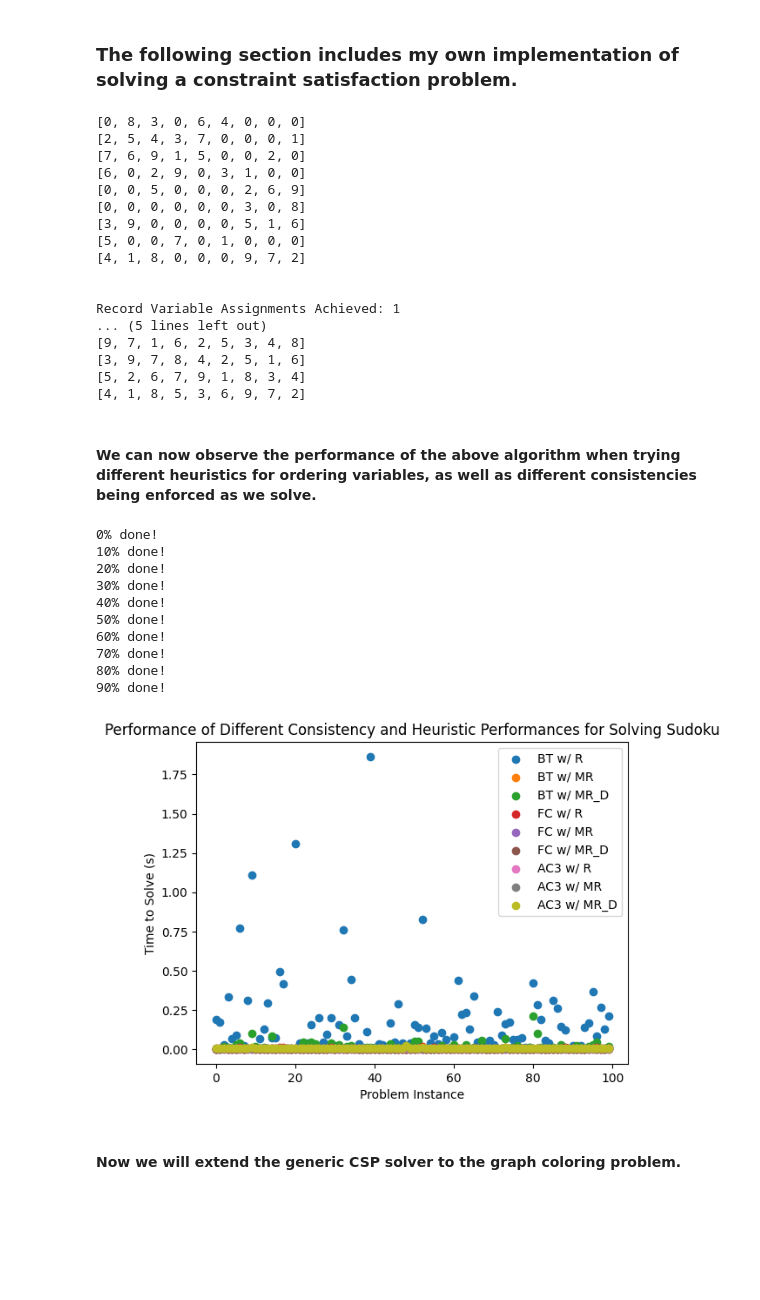
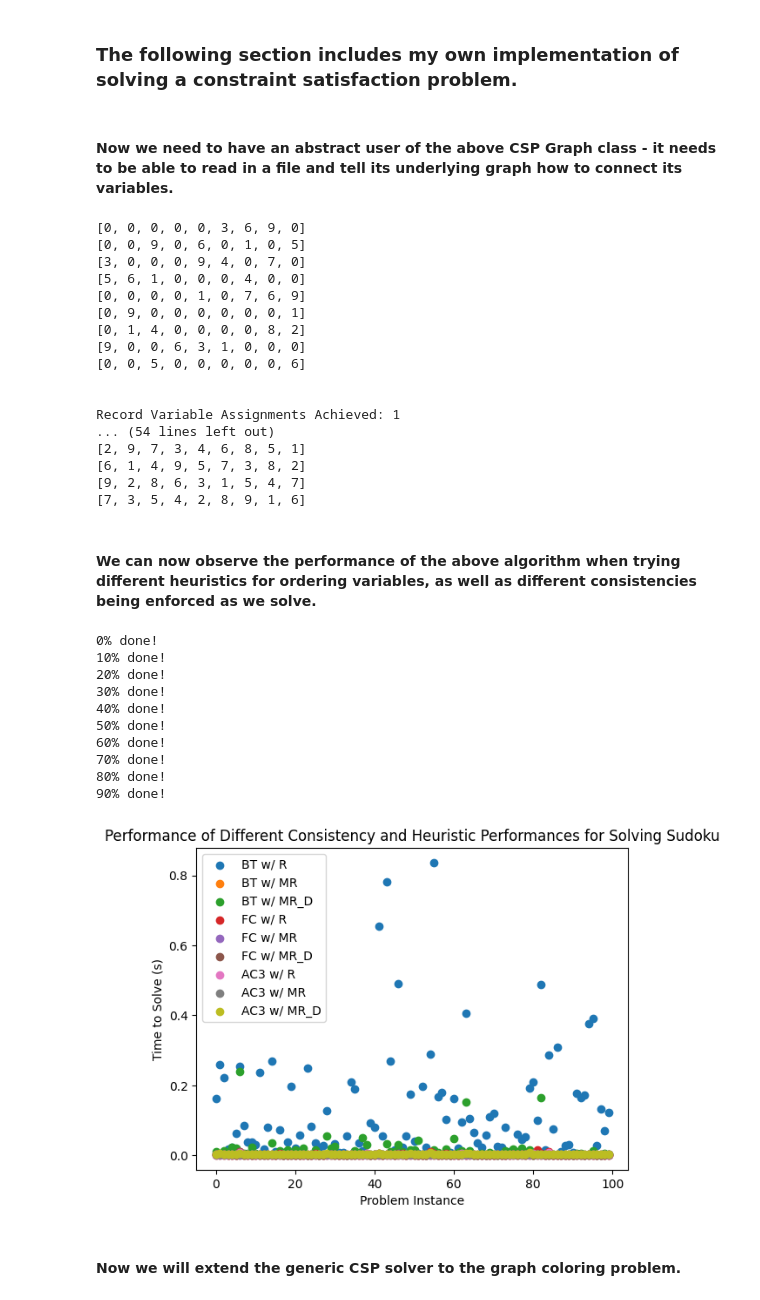
Before and after one commit to Pirate-Hunter-Zoro/Artificial-Intelligence, a Jupyter notebook: Constraint Satisfaction/csp.ipynb, the cells around one changed output. Drawn from its saved outputs; the diff is of its cells as text; code cells hidden in the pictures; blank space fills up the shorter version.

```diff
--- a/Constraint Satisfaction/csp.ipynb
+++ b/Constraint Satisfaction/csp.ipynb
@@ -258,16 +258,16 @@ class CSPGraph:
         if option in self.__available_values[id]:
             self.__available_values[id].remove(option)
 
-    def solve_graph(self, print_results: bool = False):
+    def solve_graph(self, display_results: bool = False):
         """
         Start assigning variable different values until the CSP is solved
         """
         # Perform an initial sort on our variables, and then make the recursive call
         self.__variables.sort(key=self.__sort_criterion)
         self.__record_assignments = 0
-        self.__recursive_assignment(print_results=print_results)
+        self.__recursive_assignment(display_results=display_results)
 
-    def __recursive_assignment(self, print_results:bool = False) -> bool:
+    def __recursive_assignment(self, display_results:bool = False) -> bool:
         """
         Recursive helper method to assign all variables values while maintaining our desired consistency
         """
@@ -288,14 +288,14 @@ class CSPGraph:
             removed = {}
             if self.__update_available(id=next_id, removed=removed):
                 if len(self.__assigned_values) > self.__record_assignments:
-                    if print_results:
+                    if display_results:
                         print(f"Record Variable Assignments Achieved: {len(self.__assigned_values)}")
                     self.__record_assignments = len(self.__assigned_values)
                 # Our consistency checking has not stopped us yet
                 # Resort our variables because they may have had their available options decreased in number
                 self.__variables.sort(key=self.__sort_criterion)
                 # Now we're ready for a recursive call
-                if len(self.__assigned_values) == len(self.__connections) or self.__recursive_assignment():
+                if len(self.__assigned_values) == len(self.__connections) or self.__recursive_assignment(display_results=display_results):
                     # Complete assignment was achieved!
                     return True
 
@@ -392,6 +392,31 @@ class CSPGraph:
         Retrieve the assignment for the variable with the given id
         """
         return int(self.__assigned_values[id]) if self.__assigned_values[id] != None else self.__assigned_values[id]
+# %% [markdown]
+#### Now we need to have an abstract user of the above CSP Graph class - it needs to be able to read in a file and tell its underlying graph how to connect its variables.
+# %%
+from abc import ABC, abstractmethod
+
+class CSPSolver(ABC):
+    """
+    Generic solver for any discrete constraint satisfaction problem
+    """
+
+    def __init__(self, consistency: Consistency, heuristic: CSPHeuristic):
+        """
+        All solvers need to know which k-consistency they enforce while solving, as well as the heuristic they use for choosing which variable to assign next.
+        The constructor is where the solver will set up its underlying graph
+        """
+        self._consistency = consistency
+        self._heuristic = heuristic
+        self._graph = None
+
+    @abstractmethod
+    def solve(self, display_results: bool = True):
+        """
+        Have the underlying graph solve for its variables and display them in a meaningful fashion relevant to the particular solver
+        """
+        self._graph.solve_graph(display_results=display_results)
 # %%
 import json
 from math import sqrt
@@ -497,27 +524,27 @@ class SudokuSolver:
         return remove
 # %%
 # As an example, let's look at our solver in action.
-write_board(cell_length=3, num_missing=40, output_file="sudoku.json")
+write_board(cell_length=3, num_missing=50, output_file="sudoku.json")
 sudoku_solver = SudokuSolver(puzzle_file="sudoku.json",consistency=Consistency.AC3, heuristic=CSPHeuristic.MR_D)
 sudoku_solver.solve()
 # %% [output]
-[0, 8, 3, 0, 6, 4, 0, 0, 0]
-[2, 5, 4, 3, 7, 0, 0, 0, 1]
-[7, 6, 9, 1, 5, 0, 0, 2, 0]
-[6, 0, 2, 9, 0, 3, 1, 0, 0]
-[0, 0, 5, 0, 0, 0, 2, 6, 9]
-[0, 0, 0, 0, 0, 0, 3, 0, 8]
-[3, 9, 0, 0, 0, 0, 5, 1, 6]
-[5, 0, 0, 7, 0, 1, 0, 0, 0]
-[4, 1, 8, 0, 0, 0, 9, 7, 2]
+[0, 0, 0, 0, 0, 3, 6, 9, 0]
+[0, 0, 9, 0, 6, 0, 1, 0, 5]
+[3, 0, 0, 0, 9, 4, 0, 7, 0]
+[5, 6, 1, 0, 0, 0, 4, 0, 0]
+[0, 0, 0, 0, 1, 0, 7, 6, 9]
+[0, 9, 0, 0, 0, 0, 0, 0, 1]
+[0, 1, 4, 0, 0, 0, 0, 8, 2]
+[9, 0, 0, 6, 3, 1, 0, 0, 0]
+[0, 0, 5, 0, 0, 0, 0, 0, 6]
 
 
 Record Variable Assignments Achieved: 1
-... (5 lines left out)
-[9, 7, 1, 6, 2, 5, 3, 4, 8]
-[3, 9, 7, 8, 4, 2, 5, 1, 6]
-[5, 2, 6, 7, 9, 1, 8, 3, 4]
-[4, 1, 8, 5, 3, 6, 9, 7, 2]
+... (54 lines left out)
+[2, 9, 7, 3, 4, 6, 8, 5, 1]
+[6, 1, 4, 9, 5, 7, 3, 8, 2]
+[9, 2, 8, 6, 3, 1, 5, 4, 7]
+[7, 3, 5, 4, 2, 8, 9, 1, 6]
 # %% [markdown]
 #### We can now observe the performance of the above algorithm when trying different heuristics for ordering variables, as well as different consistencies being enforced as we solve.
 # %%
@@ -529,6 +556,7 @@ import matplotlib.pyplot as plt
 results = {}
 num_problem_instances = 100
 cell_length = 3
+# I tried making num_missing 50, and it took WAY too long
 num_missing = 40
 output_file = "sudoku.json"
 for i in range(num_problem_instances):
@@ -539,7 +567,7 @@ for i in range(num_problem_instances):
         for heuristic in CSPHeuristic:
             start_time = time.time()
             sudoku_solver = SudokuSolver(puzzle_file=output_file,consistency=consistency, heuristic=heuristic)
-            sudoku_solver.solve(print_results = False)
+            sudoku_solver.solve(display_results = False)
             end_time = time.time()
             if i == 0:
                 results[consistency.value][heuristic.value] = []
@@ -550,33 +578,33 @@ for i in range(num_problem_instances):
 # Label each type of solver based on its consistency and heuristic, and make a scatter-plot of its results
 labels = []
 for consistency in Consistency:
     for heuristic in CSPHeuristic:
         labels.append(f"{consistency.name} w/ {heuristic.name}")
         results[consistency.value][heuristic.value] = np.array(results[consistency.value][heuristic.value])
 X = np.array(range(num_problem_instances))
 current_label_idx = 0
 for consistency in Consistency:
     for heuristic in CSPHeuristic:
         Y = results[consistency.value][heuristic.value]
         label = labels[current_label_idx]
         current_label_idx += 1
         plt.scatter(X, Y, label=label)
 plt.legend()
 plt.title("Performance of Different Consistency and Heuristic Performances for Solving Sudoku")
 plt.xlabel("Problem Instance")
 plt.ylabel("Time to Solve (s)")
 plt.show()
 # %% [output]
 0% done!
 10% done!
 20% done!
 30% done!
 40% done!
 50% done!
 60% done!
 70% done!
 80% done!
 90% done!
-[figure, old version]
+[figure, new version]
 # %% [markdown]
 #### Now we will extend the generic CSP solver to the graph coloring problem.
```
Also changed, not shown: parts of 4 cells of this notebook, 2 other files.
